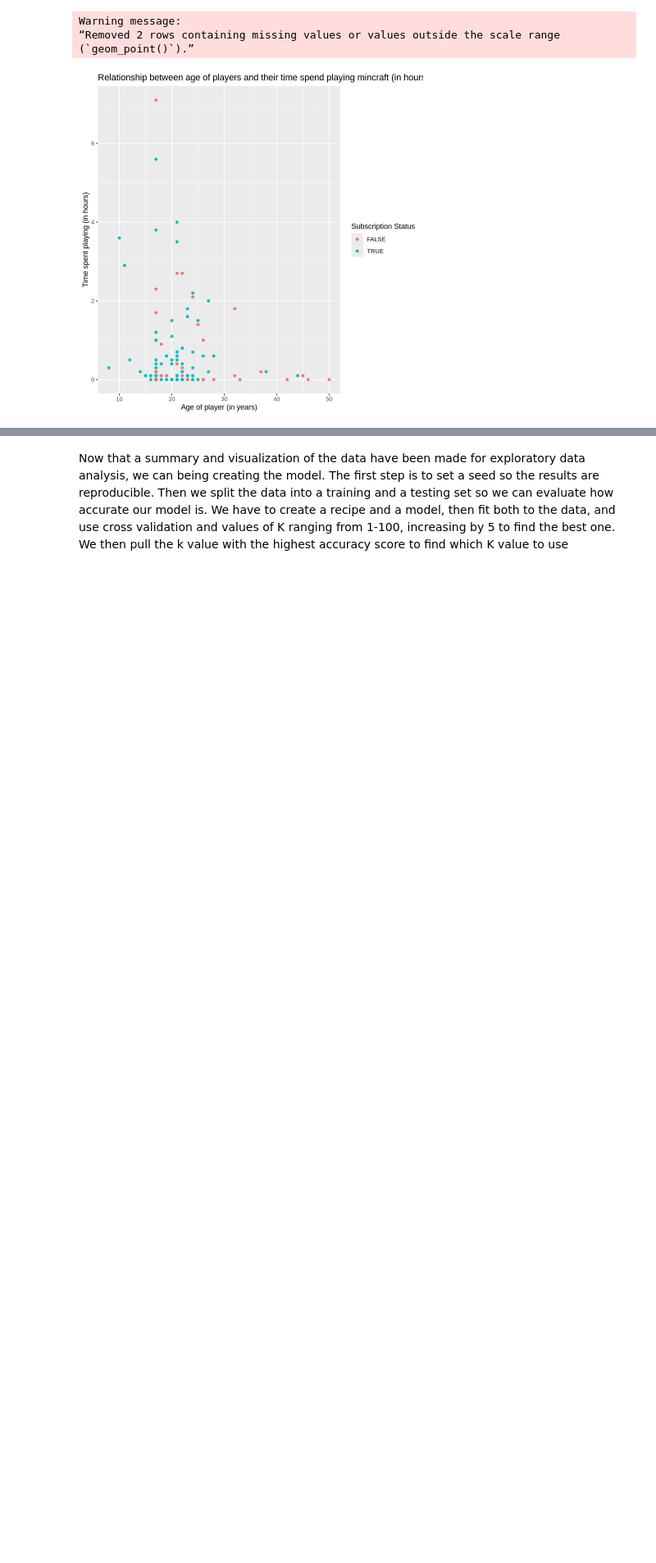
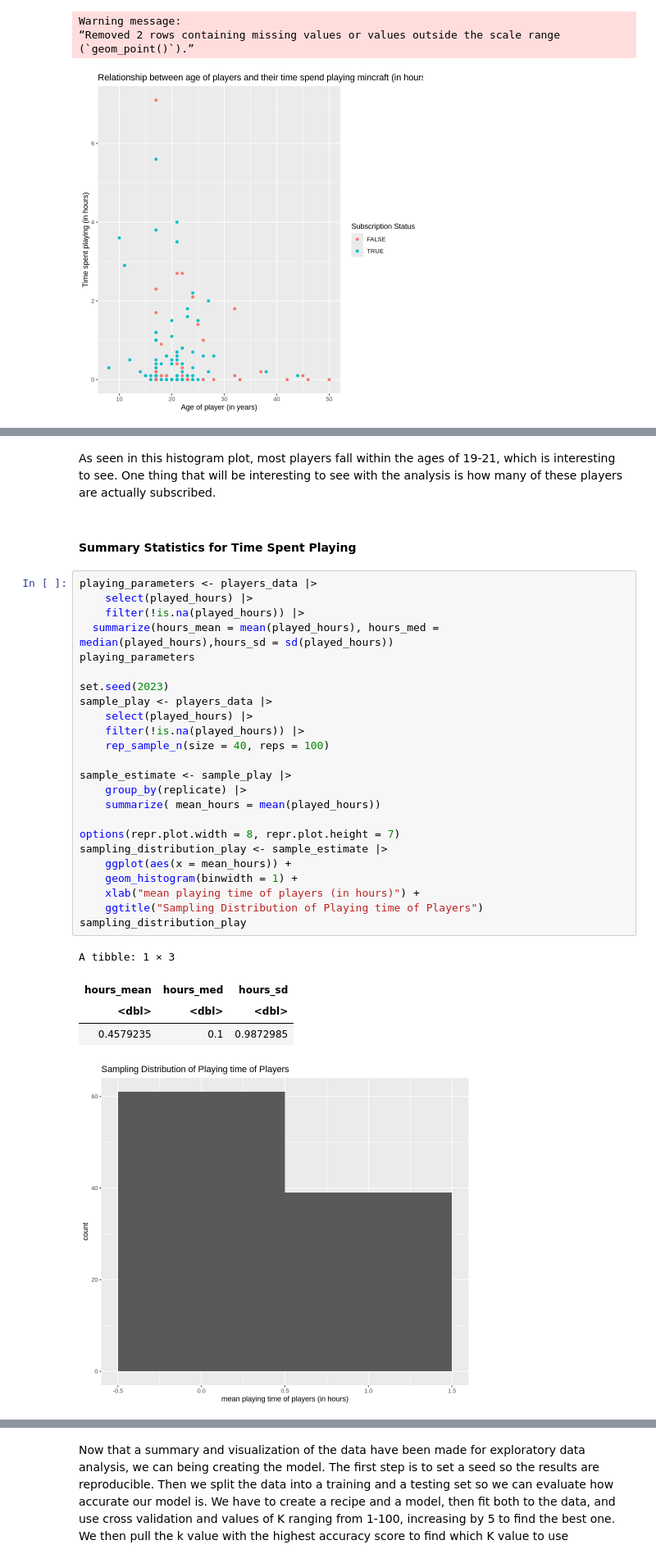
Before and after one commit to francescacarenini/dsci-100-project-francescacarenini, a Jupyter notebook: FracescaCarenini_Project.ipynb, the cells around one changed output, grey strips where cells are left out. Shown at 82% size. Drawn from its saved outputs; the diff is of its cells as text; blank space fills up the shorter version.

```diff
--- a/FracescaCarenini_Project.ipynb
+++ b/FracescaCarenini_Project.ipynb
@@ -135,0 +168,34 @@ Nex we will create two sample mean distributions of
+# %% [markdown]
+As seen in this histogram plot, most players fall within the ages of 19-21, which is interesting to see. One thing that will be interesting to see with the analysis is how many of these players are actually subscribed.
+# %% [markdown]
+#### Summary Statistics for Time Spent Playing
+# %%
+playing_parameters <- players_data |>
+    select(played_hours) |>
+    filter(!is.na(played_hours)) |>
+  summarize(hours_mean = mean(played_hours), hours_med = median(played_hours),hours_sd = sd(played_hours))
+playing_parameters
+
+set.seed(2023)
+sample_play <- players_data |>
+    select(played_hours) |>
+    filter(!is.na(played_hours)) |>
+    rep_sample_n(size = 40, reps = 100)
+
+sample_estimate <- sample_play |>
+    group_by(replicate) |>
+    summarize( mean_hours = mean(played_hours))
+
+options(repr.plot.width = 8, repr.plot.height = 7)
+sampling_distribution_play <- sample_estimate |>
+    ggplot(aes(x = mean_hours)) +
+    geom_histogram(binwidth = 1) +
+    xlab("mean playing time of players (in hours)") +
+    ggtitle("Sampling Distribution of Playing time of Players")
+sampling_distribution_play
+# %% [output]
+A tibble: 1 × 3
+| hours_mean | hours_med | hours_sd |
+| <dbl> | <dbl> | <dbl> |
+| 0.4579235 | 0.1 | 0.9872985 |
+[figure, added]
```
Also changed, not shown: parts of 14 cells of this notebook.
